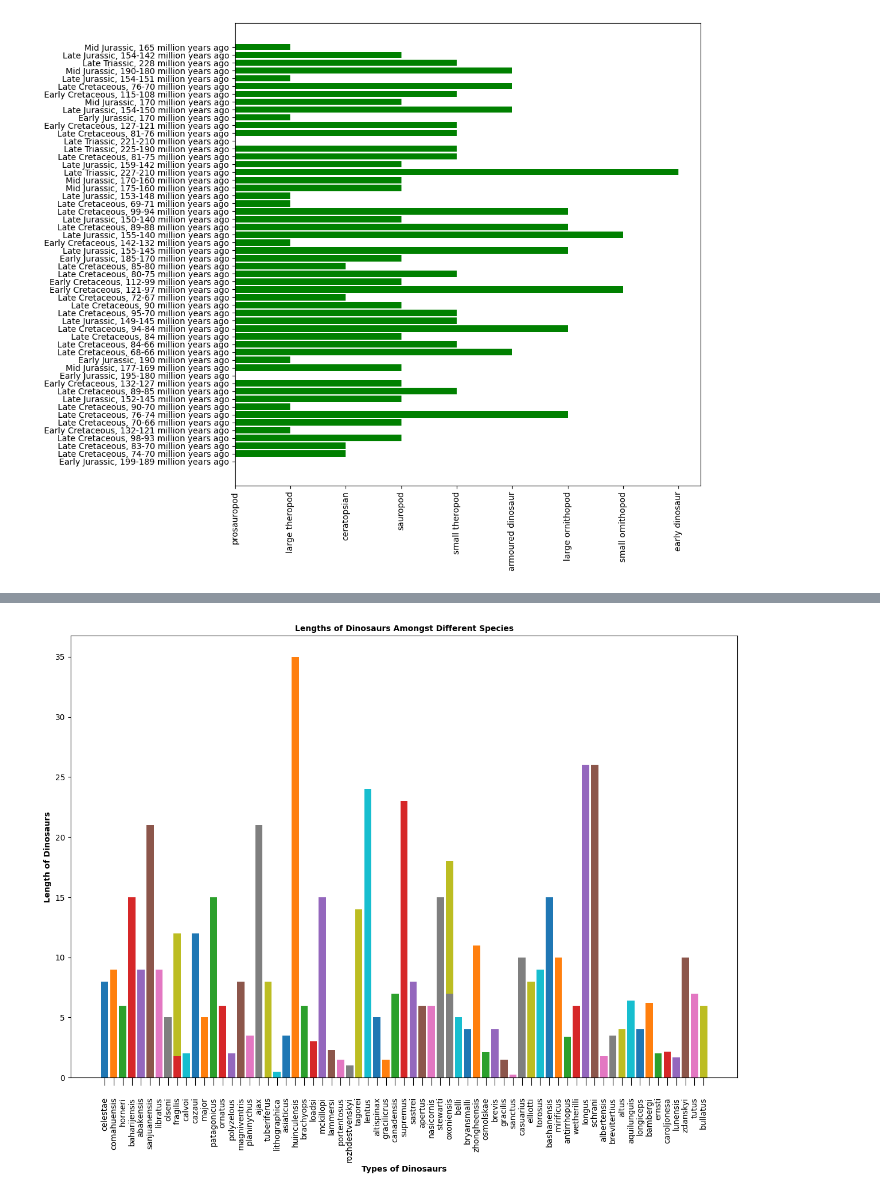
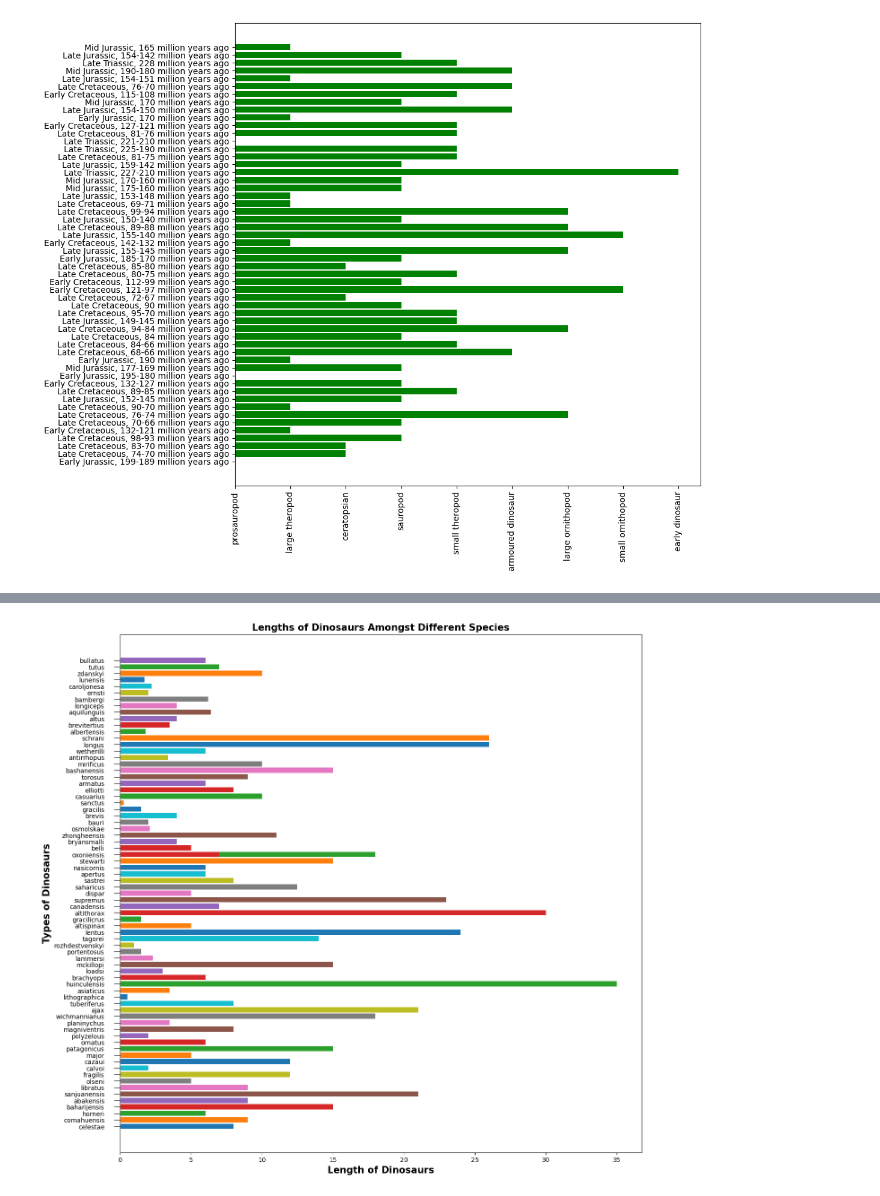
Before and after one commit to chingu-voyages/v48-tier1-team-02, a Jupyter notebook: Data Science Research/Colab Workflow/DinoWorld.ipynb, the cells around one changed output, grey strips where cells are left out. Cells and saved outputs as stored; diff of their text form; code cells hidden in the pictures.

```diff
--- a/Data Science Research/Colab Workflow/DinoWorld.ipynb
+++ b/Data Science Research/Colab Workflow/DinoWorld.ipynb
@@ -193,16 +193,16 @@ WARNING:urllib3.connectionpool:Retrying (Retry(total=1, connect=None, read=None,
 # %%
 dino_data['length'] = dino_data['length'].replace('N/A', dino_data['length'].value_counts().mean())
 
 # plot the length of the dinosaurs by the type of species
-fig, ax = plt.subplots(figsize = (15, 10));
+fig, ax = plt.subplots(figsize = (15, 15));
 
-ax.bar(dino_data['typeSpecies'], dino_data['length'], color = plt.cm.tab10.colors);
-ax.tick_params(axis = 'x', rotation = 90, size = 10, which = 'major', pad = 15);
-ax.set_xlabel('Types of Dinosaurs', size = 10, fontweight = 'bold');
-ax.set_ylabel('Length of Dinosaurs', size = 10, fontweight = 'bold');
-ax.set_title('Lengths of Dinosaurs Amongst Different Species', size = 10, fontweight = 'bold');
+ax.barh(dino_data['typeSpecies'], dino_data['length'], color = plt.cm.tab10.colors);
+ax.tick_params(axis = 'y', rotation = 0, size = 10, which = 'major', pad = 15);
+ax.set_xlabel('Length of Dinosaurs', size = 15, fontweight = 'bold');
+ax.set_ylabel('Types of Dinosaurs', size = 15, fontweight = 'bold');
+ax.set_title('Lengths of Dinosaurs Amongst Different Species', size = 15, fontweight = 'bold');
 
 # save the bar plot as a svg type
 plt.savefig('dinosaurlength.svg', format = 'svg')
 # %% [output]
-[figure, old version]
+[figure, new version]
```
